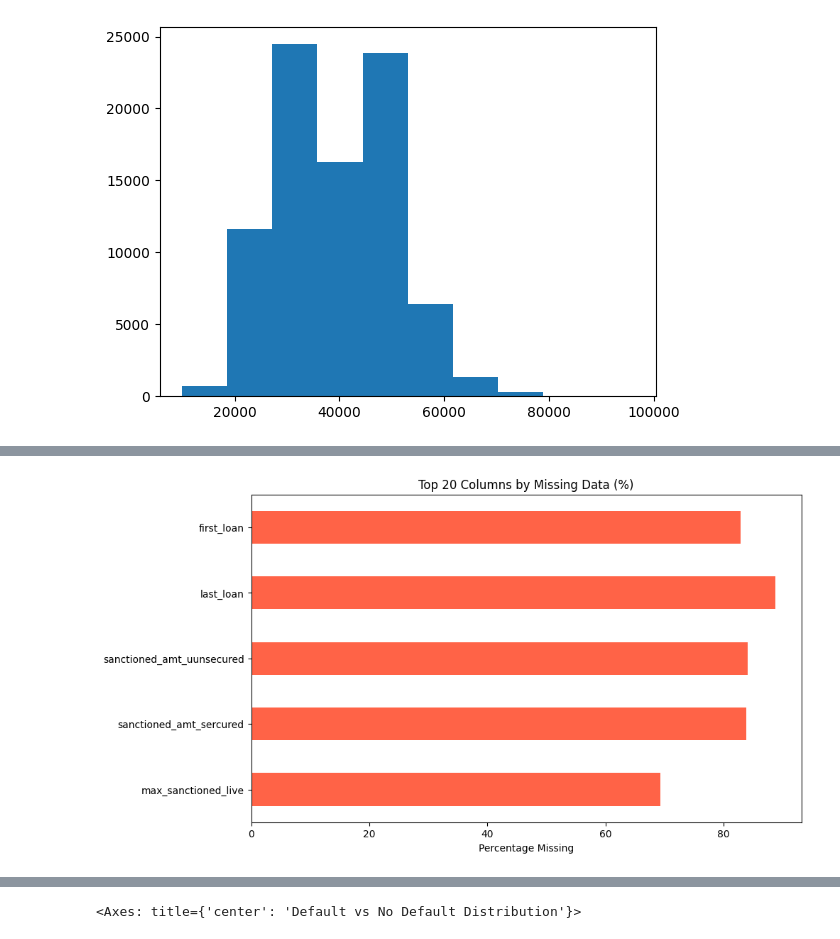
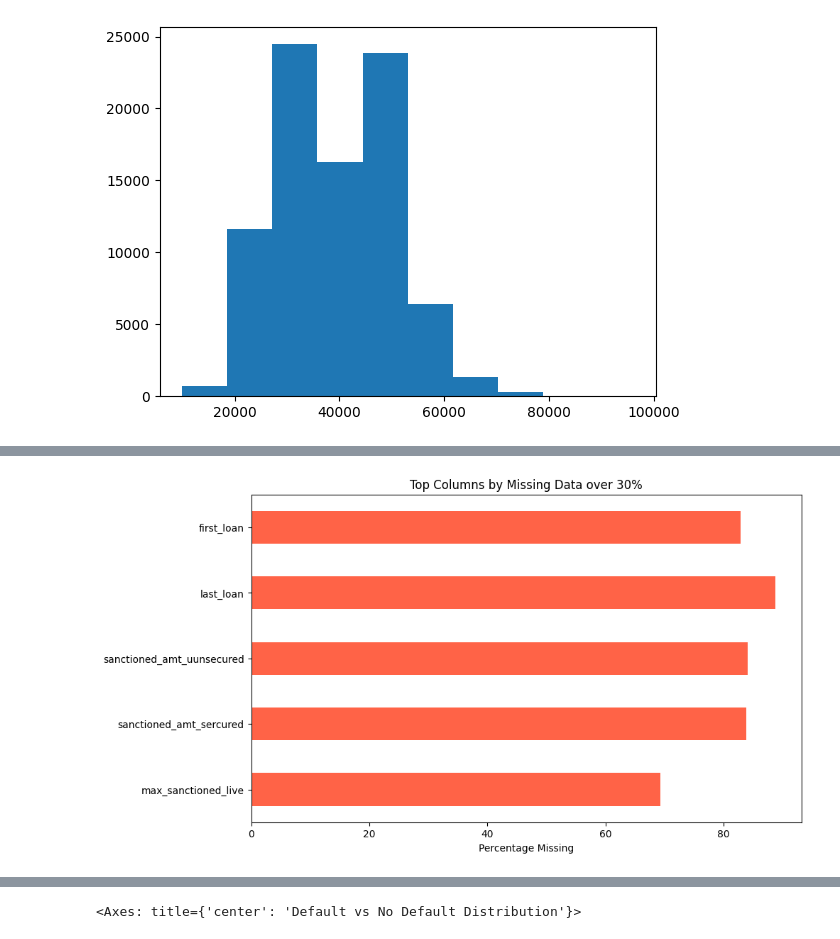
Before and after one commit to Bigjay101/LanceLoans, a Jupyter notebook: EDA.ipynb, the cells around one changed output, grey strips where cells are left out. Cells and saved outputs as stored; diff of their text form; code cells hidden in the pictures.

```diff
--- a/EDA.ipynb
+++ b/EDA.ipynb
@@ -115,14 +120,14 @@ plt.show()
 # %%
 missing_percentage = df.isnull().mean() * 100
 missing_percentage = missing_percentage[missing_percentage > 30]
 
 plt.figure(figsize=(10, 6))
 missing_percentage.plot(kind='barh', color='tomato')
-plt.title('Top 20 Columns by Missing Data (%)')
+plt.title('Top Columns by Missing Data over 30%')
 plt.xlabel('Percentage Missing')
 plt.show()
 # %% [output]
-[figure, old version]
+[figure, new version]
 # %%
 missing_percentage = df.isnull().mean() * 100
 missing_percentage = missing_percentage[missing_percentage > 50]
```
Also changed, not shown: parts of 7 cells of this notebook, 12 other files.
